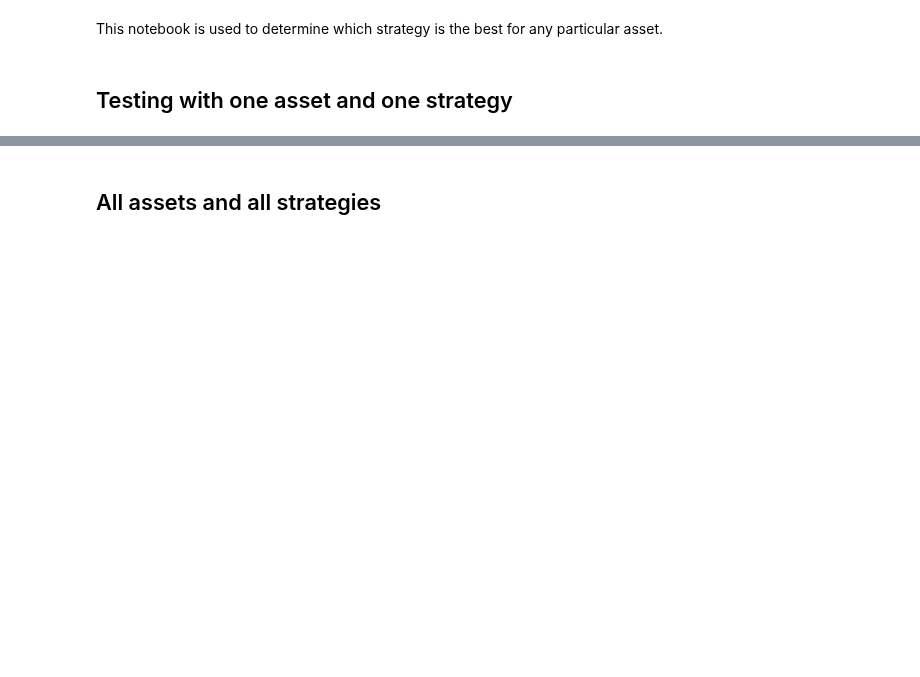
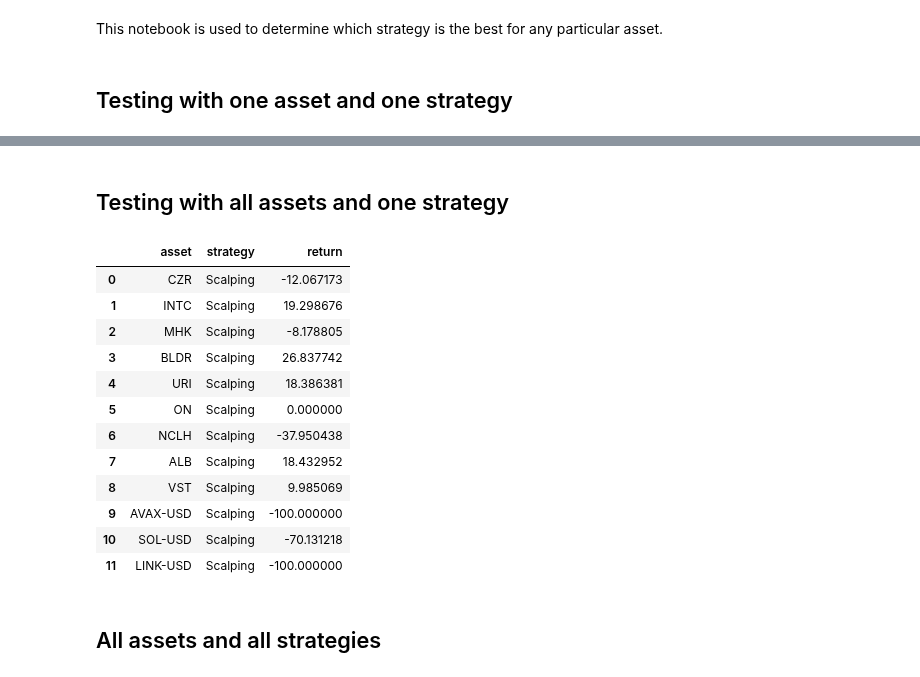
Before and after one commit to shaeanneeu/cryptoto, a Jupyter notebook: notebooks/backtesting.ipynb, the cells around one changed output, grey strips where cells are left out. Cells and saved outputs as stored; diff of their text form; code cells hidden in the pictures; blank space fills up the shorter version.

```diff
--- a/notebooks/backtesting.ipynb
+++ b/notebooks/backtesting.ipynb
@@ -24,7 +24,7 @@ for asset, weight in list(map(list, df.values)):
         "data": yf.Ticker(asset).history(start=start_date, end=end_date, actions=False),
         "weight": weight,
         "strategy": None,
-        "best_return": float("-inf"),
+        "return": float("-inf"),
     }
 # %% [markdown]
 ## Testing with one asset and one strategy
@@ -48,3 +73,51 @@ stats._trades
+# %% [markdown]
+## Testing with all assets and one strategy
+# %%
+from backtesting import Backtest
+
+from strategies.scalping import Scalping
+
+
+for asset in portfolio:
+    data = portfolio[asset]["data"]
+    data.index = data.index.values.astype("datetime64[D]")
+    bt = Backtest(
+        data, Scalping, cash=1000000, commission=0.002, exclusive_orders=True
+    )
+    stats = bt.run()
+    # bt.plot()
+    return_pct = stats["Return [%]"]
+    if return_pct >= portfolio[asset]["return"]:
+        portfolio[asset]["strategy"] = bt._strategy.__name__
+        portfolio[asset]["return"] = return_pct
+# %%
+all_assets_one_strategy = pd.DataFrame(
+    [
+        [
+            asset,
+            portfolio[asset]["strategy"],
+            portfolio[asset]["return"]
+        ]
+        for asset in portfolio
+    ],
+    columns=["asset", "strategy", "return"]
+)
+# %%
+all_assets_one_strategy
+# %% [output]
+|  | asset | strategy | return |
+| 0 | CZR | Scalping | -12.067173 |
+| 1 | INTC | Scalping | 19.298676 |
+| 2 | MHK | Scalping | -8.178805 |
+| 3 | BLDR | Scalping | 26.837742 |
+| 4 | URI | Scalping | 18.386381 |
+| 5 | ON | Scalping | 0.000000 |
+| 6 | NCLH | Scalping | -37.950438 |
+| 7 | ALB | Scalping | 18.432952 |
+| 8 | VST | Scalping | 9.985069 |
+| 9 | AVAX-USD | Scalping | -100.000000 |
+| 10 | SOL-USD | Scalping | -70.131218 |
+| 11 | LINK-USD | Scalping | -100.000000 |
 # %% [markdown]
 ## All assets and all strategies
 # %%
```
Also changed, not shown: parts of 3 cells of this notebook, 5 other files.
